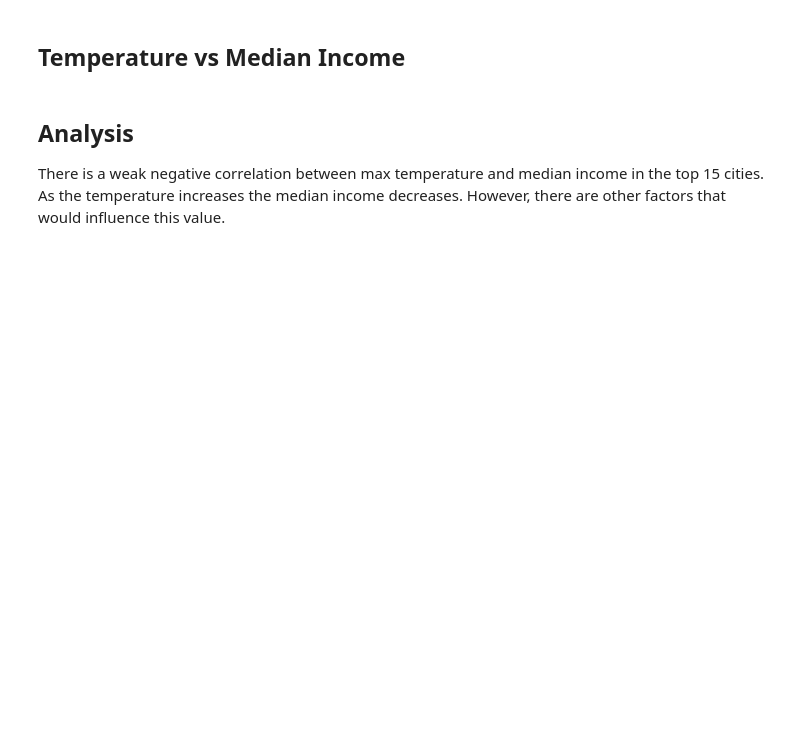
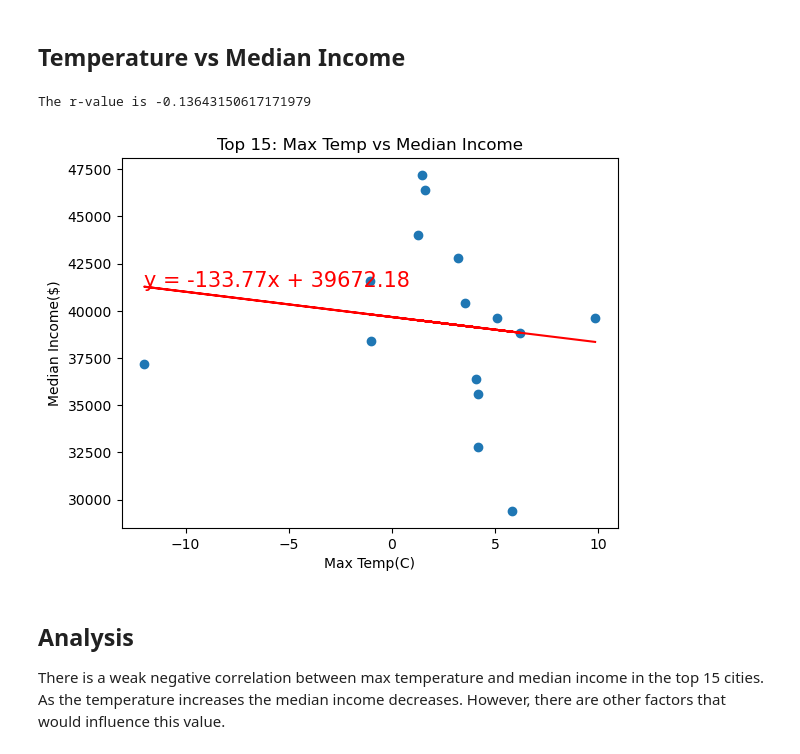
Before and after one commit to detmanski/Overview_Canada_Analysis, a Jupyter notebook: income_data.ipynb, the cells around one changed output. Drawn from its saved outputs; the diff is of its cells as text; code cells hidden in the pictures; blank space fills up the shorter version.

```diff
--- a/income_data.ipynb
+++ b/income_data.ipynb
@@ -76,13 +147,16 @@ def linear_regression(x,y, tickinterval=None):
     if tickinterval is not None:
         plt.xticks(np.arange(x.min(), x.max()+tickinterval, tickinterval))
 # %%
-y_values = merged_data['Median Income']
+y_values_15 = merged_data['Median Income']
 x_values = merged_data['Max Temp']
-linear_regression(x_values,y_values)
+linear_regression(x_values,y_values_15)
 plt.xlabel('Max Temp(C)')
 plt.ylabel('Median Income($)')
 plt.title('Top 15: Max Temp vs Median Income')
 plt.savefig('Output/top15_MaxTempvsMedianIncome.png')
+# %% [output]
+The r-value is -0.13643150617171979
+[figure, added]
 # %% [markdown]
 ## Analysis
 There is a weak negative correlation between max temperature and median income in the top 15 cities.  As the temperature increases the median income decreases.  However, there are other factors that would influence this value.
```
Also changed, not shown: parts of 20 cells of this notebook.
